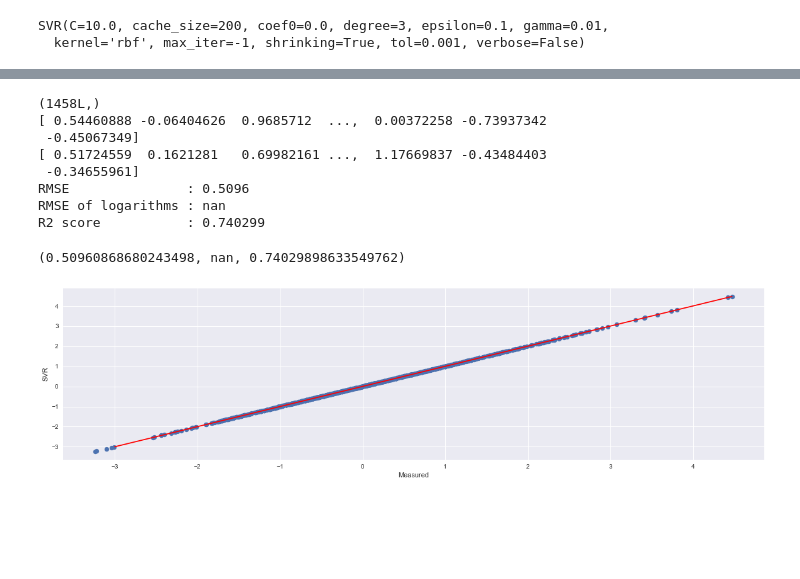
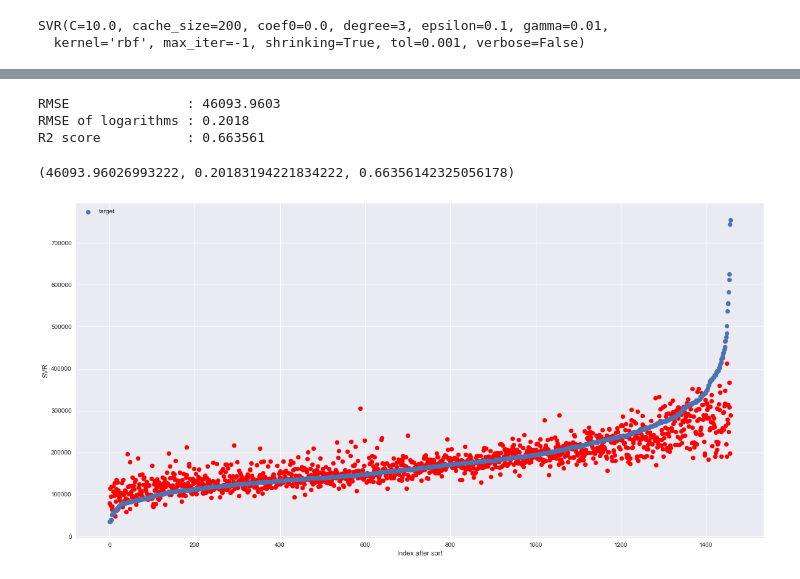
Before and after one commit to jirimanak/capstone-project, a Jupyter notebook: svm_regression.ipynb, the cells around one changed output, grey strips where cells are left out. Cells and saved outputs as stored; diff of their text form; code cells hidden in the pictures; blank space fills up the shorter version.

```diff
--- a/svm_regression.ipynb
+++ b/svm_regression.ipynb
@@ -306,6 +298,18 @@ features_test: (1459, 297)
 target_train: (1458L,)
 Index([], dtype='object')
 Index([], dtype='object')
+# %%
+def inverse_transform_single(data_pred_raw_, do_scaling_, unskew_data_):
+    lm = 0.25
+    if do_scaling_:
+        data_pred_unscaled = scaler2.inverse_transform(data_pred_raw_)
+    else:
+        data_pred_unscaled = data_pred_raw_
+    if unskew_data_:
+        data_pred_normal_ = skew_inv_boxcox1p(data_pred_unscaled, lm)
+    else:
+        data_pred_normal_ = data_pred_unscaled
+    return data_pred_normal_
 # %%
 print(target)
 # %% [output]
@@ -495,9 +498,16 @@ def cross_validation( regressor,features, target ):
     stopwatch.print_elapsed_time()
     return rmse, rmse_log, r2score
 
-def cross_validation_prediction( regressor,features, target ):
+def cross_validation_prediction2( regressor, features, target ):
     stopwatch.start()
     print(type(regressor).__name__)
     y_pred = cross_val_predict(regressor, features, target, cv = 5, n_jobs = -1)
     stopwatch.print_elapsed_time()
     return y_pred
+
+def cross_validation_prediction( regressor_, X_trans, y_trans ):
+    stopwatch.start()
+    print(type(regressor_).__name__)
+    y_pred = cross_val_predict(regressor_, X_trans, y_trans, cv = 5, n_jobs = -1)
+    stopwatch.print_elapsed_time()
+    return y_pred
@@ -783,30 +782,27 @@ print(target)
-# %%
-print(svr_pred.shape )
-
-if
-svr_pred_normal = scaler2.inverse_transform(svr_pred)
-
-y = target_untransformed['SalePrice'].values.reshape(-1,1)
-print(svr_pred)
-print(target)
-show_metrics(target, svr_pred )
-# %% [output]
-(1458L,)
-[ 0.54460888 -0.06404626  0.9685712  ...,  0.00372258 -0.73937342
- -0.45067349]
-[ 0.51724559  0.1621281   0.69982161 ...,  1.17669837 -0.43484403
- -0.34655961]
-RMSE               : 0.5096
-RMSE of logarithms : nan
-R2 score           : 0.740299
-(0.50960868680243498, nan, 0.74029898633549762)
-# %%
-
-fig, ax1 = plt.subplots(figsize=(20,5))
-ax1.scatter( target, target)
-ax1.plot([-3,max(target)],[ -3,max(target)], '-', color='r', )
-ax1.set_xlabel('Measured')
-ax1.set_ylabel('SVR')
-plt.show()
-# %% [output]
-[figure, removed]
+# %%
+svr_pred_normal = inverse_transform_single(svr_pred, do_scaling, unskew_data)
+show_metrics(target_normal, svr_pred_normal )
+# %% [output]
+RMSE               : 46093.9603
+RMSE of logarithms : 0.2018
+R2 score           : 0.663561
+(46093.96026993222, 0.20183194221834222, 0.66356142325056178)
+# %%
+
+stacked_results = pd.DataFrame({'target': target_normal,'predicted':svr_pred_normal}, columns = ['target', 'predicted'])
+stacked_results = stacked_results.sort_values('target', axis=0)
+stacked_results.reset_index(drop=True, inplace=True)
+
+from matplotlib.legend_handler import HandlerLine2D
+plt.figure(figsize=(20,10))
+ax = plt.subplot()
+ax.set_alpha(0.5)
+predicted_l = ax.scatter( stacked_results.index, stacked_results['predicted'], label = "predicted", color = 'r')
+target_l = ax.scatter( stacked_results.index, stacked_results['target'],  label = "target", )
+plt.legend(handles=[predicted_l], loc=2)
+plt.legend(handles=[target_l], loc=2)
+ax.set_xlabel('Index after sort')
+ax.set_ylabel('SVR')
+plt.show()
+# %% [output]
+[figure, added]
```
Also changed, not shown: parts of 23 cells of this notebook, 3 other files.
